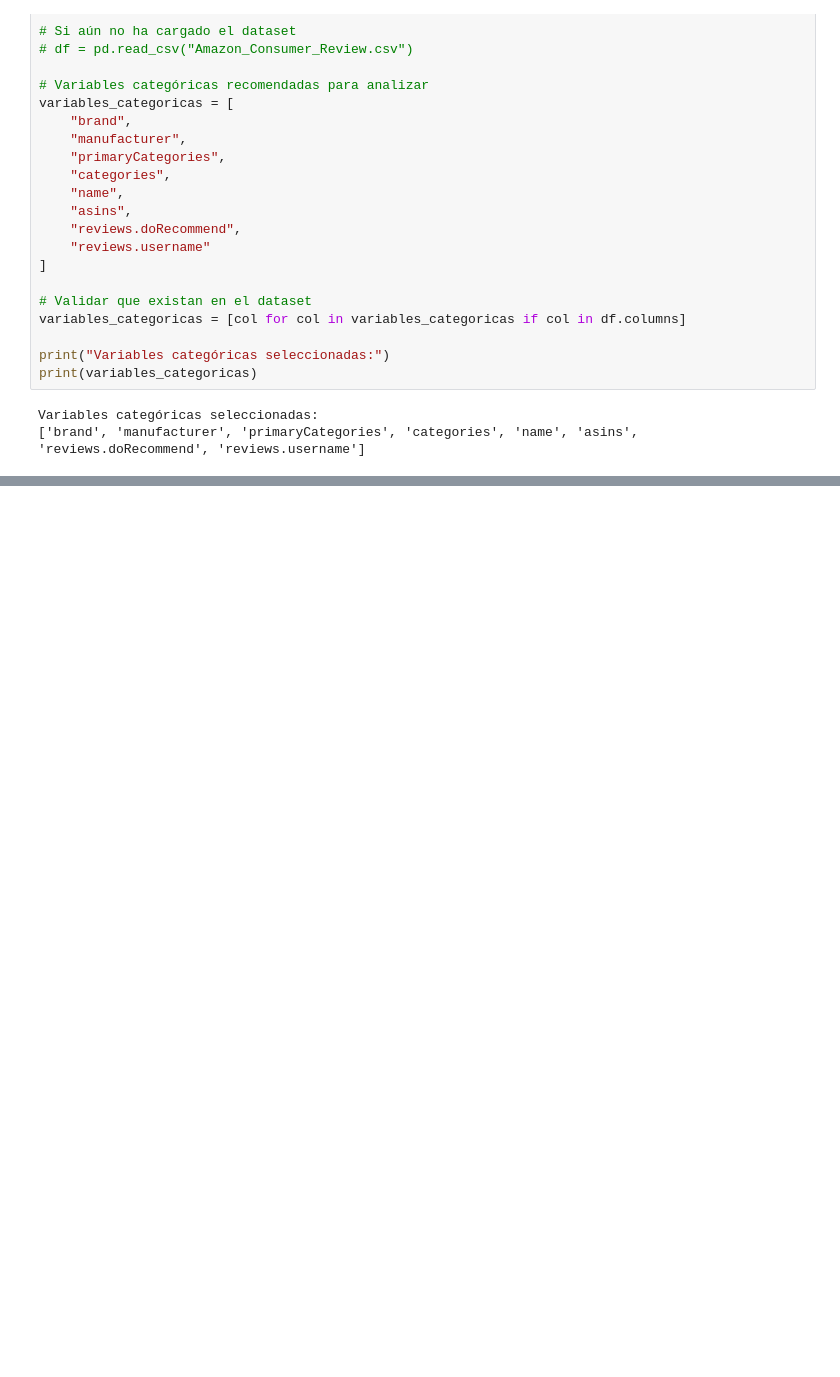
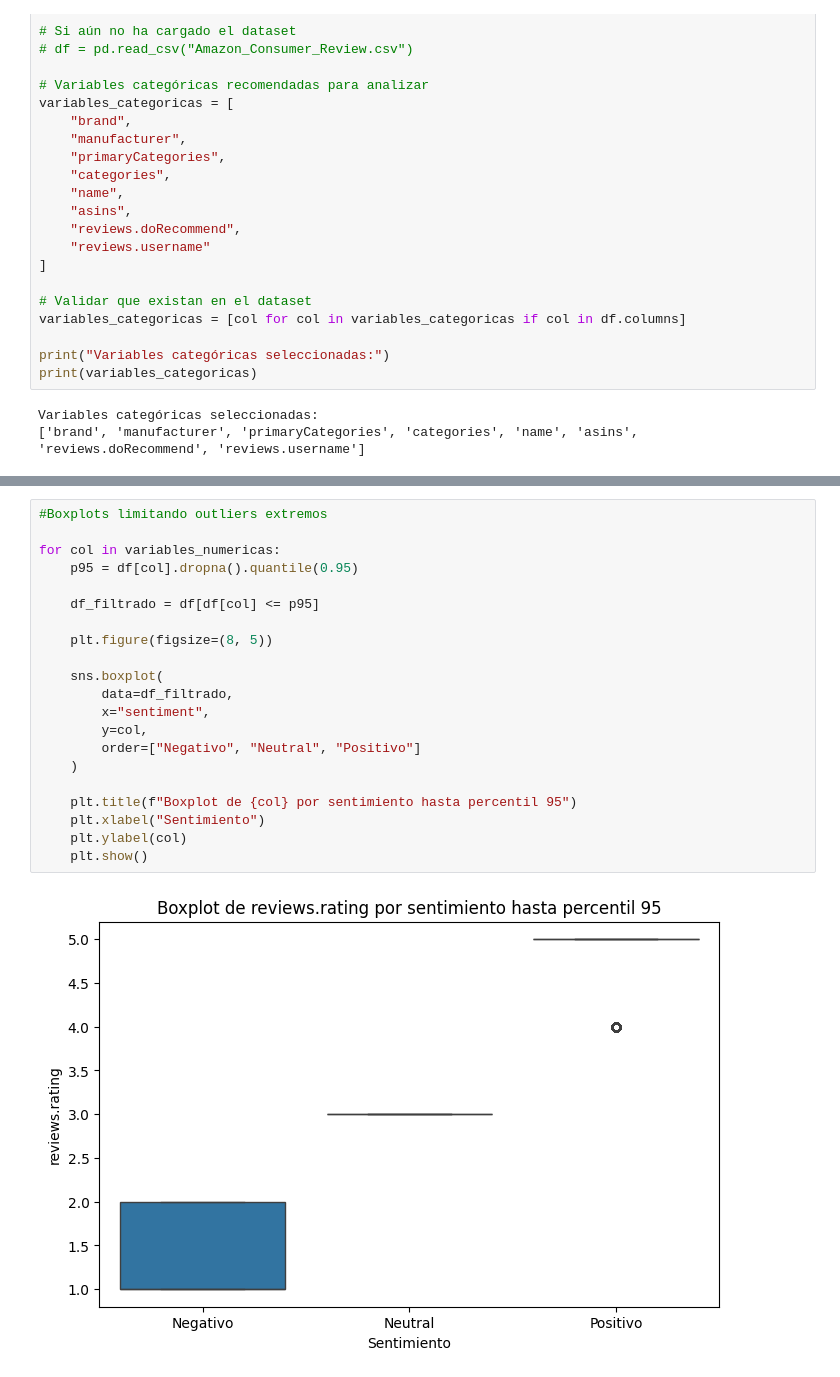
Before and after one commit to R3beAM/Proyecto-Final-Integracion, a Jupyter notebook: Parte_2_Proyecto_Final_Integracion.ipynb, the cells around one changed output, grey strips where cells are left out. Drawn from its saved outputs; the diff is of its cells as text; blank space fills up the shorter version.

```diff
--- a/Parte_2_Proyecto_Final_Integracion.ipynb
+++ b/Parte_2_Proyecto_Final_Integracion.ipynb
@@ -792,0 +1205,23 @@ display(resumen_categoricas)
+# %%
+#Boxplots limitando outliers extremos
+
+for col in variables_numericas:
+    p95 = df[col].dropna().quantile(0.95)
+
+    df_filtrado = df[df[col] <= p95]
+
+    plt.figure(figsize=(8, 5))
+
+    sns.boxplot(
+        data=df_filtrado,
+        x="sentiment",
+        y=col,
+        order=["Negativo", "Neutral", "Positivo"]
+    )
+
+    plt.title(f"Boxplot de {col} por sentimiento hasta percentil 95")
+    plt.xlabel("Sentimiento")
+    plt.ylabel(col)
+    plt.show()
+# %% [output]
+[figure, added]
```
Also changed, not shown: parts of 69 cells of this notebook.
